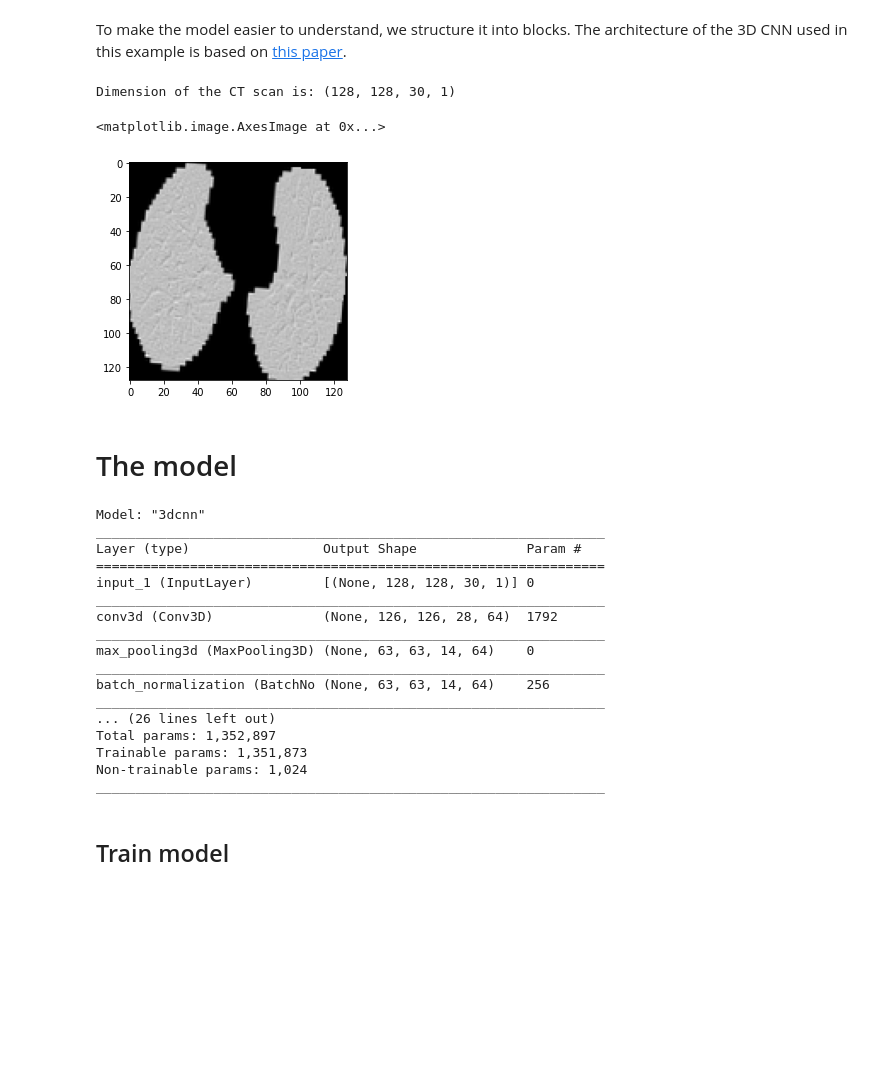
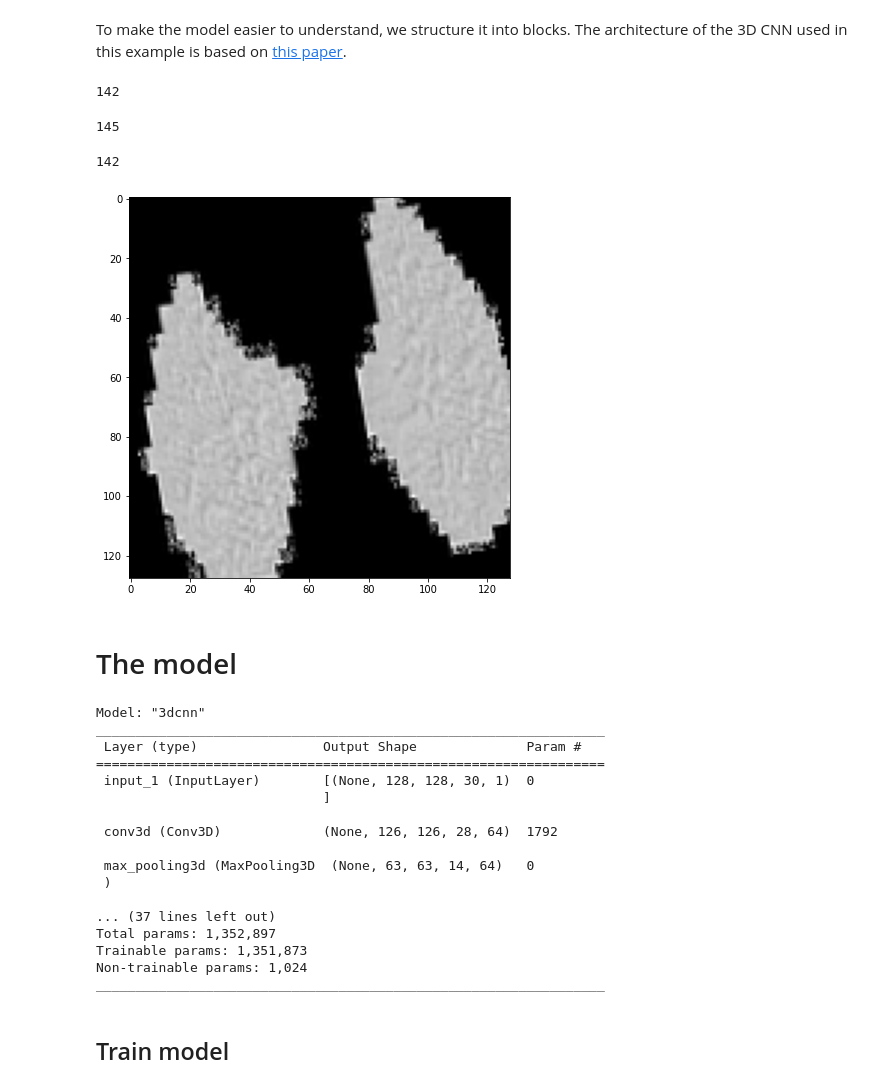
Before and after one commit to ErickMM98/covid-ct-network-analysis, a Jupyter notebook: own_3D_mfdfa_image_classification_Keras.ipynb, the cells around one changed output. Drawn from its saved outputs; the diff is of its cells as text; code cells hidden in the pictures; blank space fills up the shorter version.

```diff
--- a/own_3D_mfdfa_image_classification_Keras.ipynb
+++ b/own_3D_mfdfa_image_classification_Keras.ipynb
@@ -43,6 +44,7 @@ foo_path = path_binary_covid
 array_covid_images = []
 array_covid_target = []
 
+count_cases = 0
 for patid in tqdm(os.listdir(foo_path)):
   path_images = os.path.join(foo_path, patid, 'images')
   list_all_images = os.listdir(path_images)
@@ -51,7 +53,7 @@ for patid in tqdm(os.listdir(foo_path)):
 
   array_imgs_patid = []
 
-  if len(list_all_images) > lim_images:
+  if len(list_all_images) >= lim_images:
     sample_data = np.random.choice(list_all_images,size= lim_images, replace=False)
     sort_images = natsorted(sample_data)
   else:
@@ -75,12 +77,18 @@ for patid in tqdm(os.listdir(foo_path)):
 
   array_covid_images.append( array_imgs_patid )
   array_covid_target.append( 1 )
+  count_cases += 1
+
+print(count_cases)
+# %% [output]
+142
 # %%
 #@title Preparation of normal cases
 foo_path = path_binary_normal
 array_normal_images = []
 array_normal_target = []
 
+count_cases = 0
 for patid in tqdm(os.listdir(foo_path)):
   path_images = os.path.join(foo_path, patid, 'images')
   list_all_images = os.listdir(path_images)
@@ -111,29 +119,41 @@ for patid in tqdm(os.listdir(foo_path)):
     array_imgs_patid.append( image_resized )
 
   array_normal_images.append( array_imgs_patid )
-  array_normal_target.append( 1 )
+  array_normal_target.append( 0 )
+  count_cases += 1
+
+print(count_cases)
+# %% [output]
+145
 # %%
 #@title Split data: Train and test datasets
-
-limit_split = 20
 
 normal_ct = np.array(array_normal_images).transpose(0,2,3,1).astype(np.float32)
 covid_ct = np.array(array_covid_images).transpose(0,2,3,1).astype(np.float32)
 
-
-
 normal_labels = np.array( array_normal_target )
 covid_labels = np.array( array_covid_target )
 
+#print(len(normal_labels))
+max_sample = np.min( ( len(normal_labels), len(covid_labels) ))
+limit_split = int( max_sample * (2/3) )
+print(max_sample)
+
+
 x_train = np.concatenate((covid_ct[:limit_split], normal_ct[:limit_split]), axis=0)
 y_train = np.concatenate((covid_labels[:limit_split], normal_labels[:limit_split]), axis=0)
-x_val = np.concatenate((covid_ct[limit_split:], normal_ct[limit_split:]), axis=0)
-y_val = np.concatenate((covid_labels[limit_split:], normal_labels[limit_split:]), axis=0)
+x_val = np.concatenate((covid_ct[limit_split:max_sample], normal_ct[limit_split:max_sample]), axis=0)
+y_val = np.concatenate((covid_labels[limit_split:max_sample], normal_labels[limit_split:max_sample]), axis=0)
 
+#print(limit_split)
+#print(x_train.shape)
+#print(covid_ct.shape)
 #fig, ax = plt.subplots()
 #ax.imshow(covid_ct[0][:, :, 5] )
 #ax.hist(normal_ct[0][:, :, 5].ravel() )
 #plt.imshow(np.squeeze(image[:, :, 5]), cmap="gray")
+# %% [output]
+142
 # %%
 @tf.function
 def rotate(volume):
@@ -187,18 +207,21 @@ validation_dataset = (
     .prefetch(2)
 )
 # %%
+
 data = train_dataset.take(1)
 images, labels = list(data)[0]
 images = images.numpy()
 image = images[0]
-print("Dimension of the CT scan is:", image.shape)
+#print("Dimension of the CT scan is:", image.shape)
 
 fig, ax = plt.subplots()
+fig.set_size_inches([7,7])
 plt.imshow(np.squeeze(image[:, :, 5]), cmap="gray")
+fig.show()
+
+#print( len(train_dataset ))
 # %% [output]
-Dimension of the CT scan is: (128, 128, 30, 1)
-<matplotlib.image.AxesImage at 0x...>
-[figure, old version]
+[figure, new version]
 # %% [markdown]
 # The model
 # %%
@@ -226,10 +249,11 @@ def get_model(width=128, height=128, depth=64):
     x = layers.BatchNormalization()(x)
 
     x = layers.GlobalAveragePooling3D()(x)
-    x = layers.Dense(units=512, activation="relu")(x)
+    x = layers.Dense(units=512, activation="relu", kernel_regularizer=regularizers.l1_l2(l1=0.01, l2=0.01) )(x)
     x = layers.Dropout(0.3)(x)
 
-    outputs = layers.Dense(units=1, activation="sigmoid")(x)
+    outputs = layers.Dense(units=1,kernel_regularizer=regularizers.l1_l2(l1=0.01, l2=0.01),
+                           activation="sigmoid")(x)
 
     # Define the model.
     model = keras.Model(inputs, outputs, name="3dcnn")
@@ -242,17 +266,17 @@ model.summary()
 # %% [output]
 Model: "3dcnn"
 _________________________________________________________________
-Layer (type)                 Output Shape              Param #
+ Layer (type)                Output Shape              Param #
 =================================================================
-input_1 (InputLayer)         [(None, 128, 128, 30, 1)] 0
-_________________________________________________________________
-conv3d (Conv3D)              (None, 126, 126, 28, 64)  1792
-_________________________________________________________________
-max_pooling3d (MaxPooling3D) (None, 63, 63, 14, 64)    0
-_________________________________________________________________
-batch_normalization (BatchNo (None, 63, 63, 14, 64)    256
-_________________________________________________________________
-... (26 lines left out)
+ input_1 (InputLayer)        [(None, 128, 128, 30, 1)  0
+                             ]
+
+ conv3d (Conv3D)             (None, 126, 126, 28, 64)  1792
+
+ max_pooling3d (MaxPooling3D  (None, 63, 63, 14, 64)   0
+ )
+
+... (37 lines left out)
 Total params: 1,352,897
 Trainable params: 1,351,873
 Non-trainable params: 1,024
```
Also changed, not shown: parts of 7 cells of this notebook.
